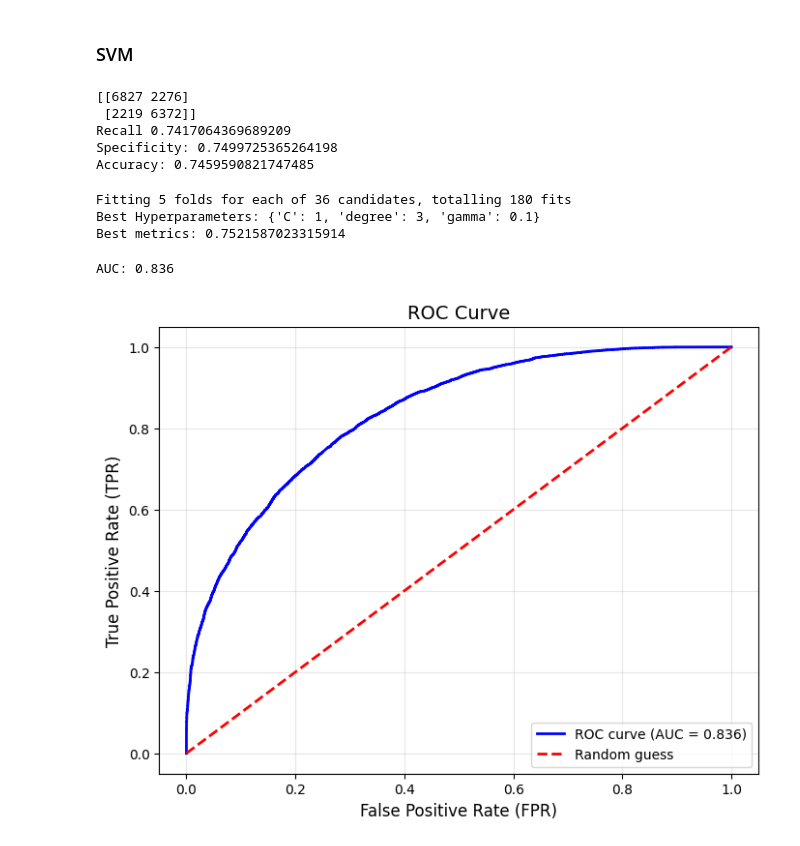
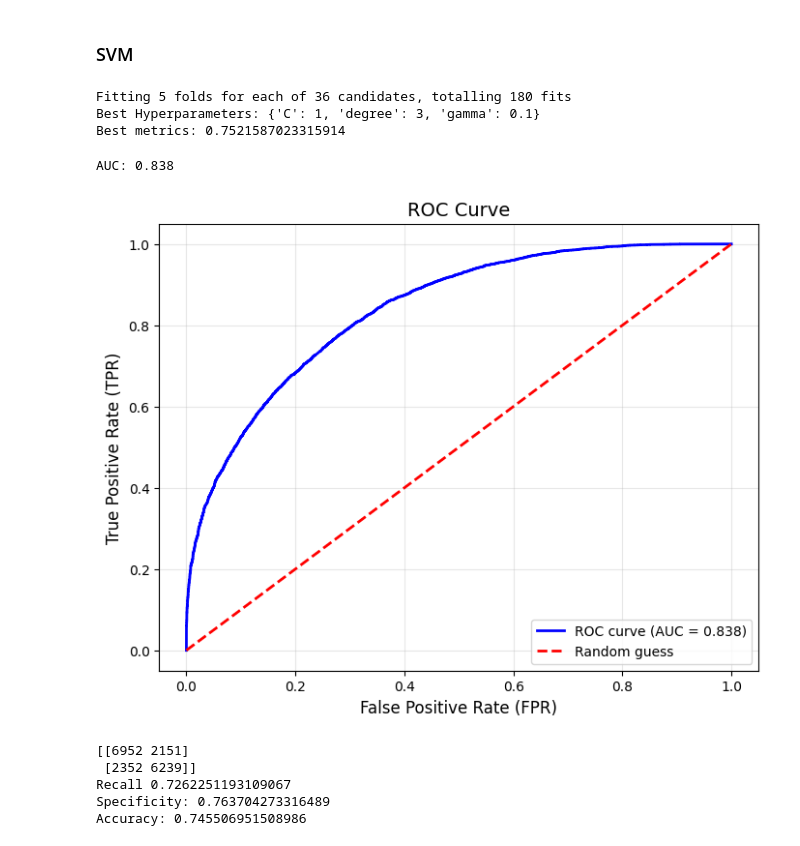
Before and after one commit to Mate0ff/Employee_Attrition_Classification, a Jupyter notebook: projekt.ipynb, the cells around one changed output. Cells and saved outputs as stored; diff of their text form; code cells hidden in the pictures.

Commit message:
metrics for svm

```diff
--- a/projekt.ipynb
+++ b/projekt.ipynb
@@ -588,14 +588,6 @@ svm.fit(X_train,y_train)
 y_proba = svm.predict_proba(X_test)[:, 1]
 y_pred = (y_proba > 0.5).astype(int)
 show_metrics(y_test,y_pred)
-# %%
-show_metrics(y_test,y_pred)
-# %% [output]
-[[6827 2276]
- [2219 6372]]
-Recall 0.7417064369689209
-Specificity: 0.7499725365264198
-Accuracy: 0.7459590821747485
 # %%
 svm = SVC(kernel="poly")
 
@@ -620,8 +610,19 @@ print("Best metrics:", grid_search.best_score_)
 Fitting 5 folds for each of 36 candidates, totalling 180 fits
 Best Hyperparameters: {'C': 1, 'degree': 3, 'gamma': 0.1}
 Best metrics: 0.7521587023315914
-# %%
-roc_plot(y_test,y_proba)
-# %% [output]
-AUC: 0.836
-[figure, removed]
+# %%
+final_model = SVC(kernel="poly", probability=True, **grid_search.best_params_)
+final_model.fit(X_train, y_train)
+
+y_proba = final_model.predict_proba(X_test)[:, 1]
+y_pred = (y_proba > 0.5).astype(int)
+roc_plot(y_test,y_proba)
+show_metrics(y_test,y_pred)
+# %% [output]
+AUC: 0.838
+[figure, added]
+[[6952 2151]
+ [2352 6239]]
+Recall 0.7262251193109067
+Specificity: 0.763704273316489
+Accuracy: 0.745506951508986
```
Also changed, not shown: parts of 1 cell of this notebook.
